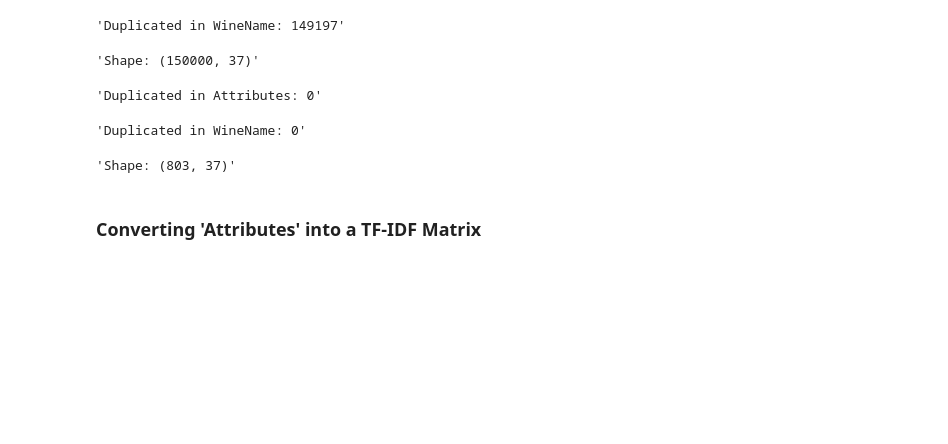
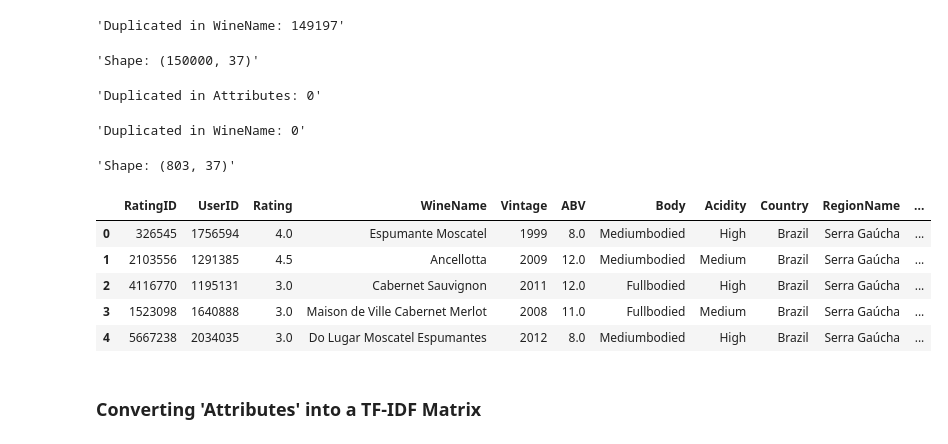
Before and after one commit to irrrrrrrrr/MAISE_RecSys_Group8_Ass, a Jupyter notebook: content_based_model.ipynb, the cells around one changed output. Cells and saved outputs as stored; diff of their text form; code cells hidden in the pictures; blank space fills up the shorter version.

```diff
--- a/content_based_model.ipynb
+++ b/content_based_model.ipynb
@@ -77,11 +86,18 @@ df.reset_index(drop=True, inplace=True)
 # %%
 display(f'Duplicated in Attributes: {df["Attributes"].duplicated().sum()}')
 display(f'Duplicated in WineName: {df["WineName"].duplicated().sum()}')
 display(f'Shape: {df.shape}')
+df.head()
 # %% [output]
 'Duplicated in Attributes: 0'
 'Duplicated in WineName: 0'
 'Shape: (803, 37)'
+|  | RatingID | UserID | Rating | WineName | Vintage | ABV | Body | Acidity | Country | RegionName | ... |
+| 0 | 326545 | 1756594 | 4.0 | Espumante Moscatel | 1999 | 8.0 | Mediumbodied | High | Brazil | Serra Gaúcha | ... |
+| 1 | 2103556 | 1291385 | 4.5 | Ancellotta | 2009 | 12.0 | Mediumbodied | Medium | Brazil | Serra Gaúcha | ... |
+| 2 | 4116770 | 1195131 | 3.0 | Cabernet Sauvignon | 2011 | 12.0 | Fullbodied | High | Brazil | Serra Gaúcha | ... |
+| 3 | 1523098 | 1640888 | 3.0 | Maison de Ville Cabernet Merlot | 2008 | 11.0 | Fullbodied | Medium | Brazil | Serra Gaúcha | ... |
+| 4 | 5667238 | 2034035 | 3.0 | Do Lugar Moscatel Espumantes | 2012 | 8.0 | Mediumbodied | High | Brazil | Serra Gaúcha | ... |
 # %% [markdown]
 ### Converting 'Attributes' into a TF-IDF Matrix
 # %%
```
Also changed, not shown: parts of 4 cells of this notebook, 1 other file.
